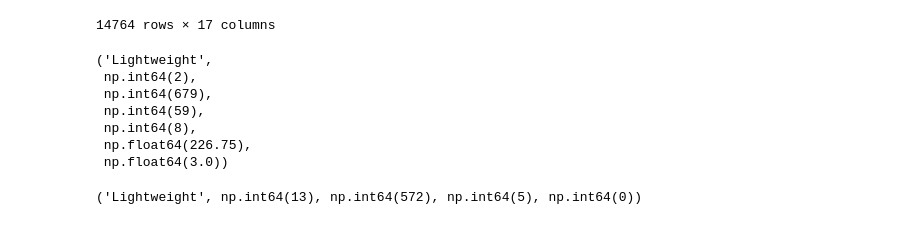
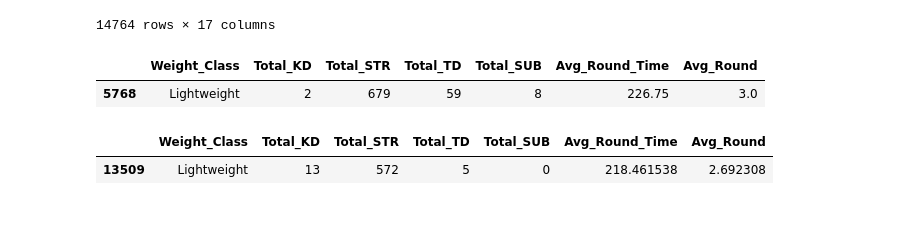
Before and after one commit to Terminator567/mma-fight-predictor, a Jupyter notebook: app/test_file.ipynb, the cells around one changed output. Drawn from its saved outputs; the diff is of its cells as text; code cells hidden in the pictures.

```diff
--- a/app/test_file.ipynb
+++ b/app/test_file.ipynb
@@ -33,30 +33,22 @@ fighter2 = "Conor McGregor"
 # %%
 fighter1_info = df[df['Fighter'].str.contains(fighter1, case=False)].head(1)
 
-Weight_Class, Total_KD, Total_STR, Total_TD, Total_SUB, Avg_Round_Time, Avg_Round = (
-    fighter1_info[
-        ['Weight_Class', 'Total_KD', 'Total_STR', 'Total_TD', 'Total_SUB', 'Avg_Round_Time', 'Avg_Round']
-    ].iloc[0]
-)
+fighter1_info = fighter1_info[['Weight_Class', 'Total_KD',
+                               'Total_STR', 'Total_TD', 'Total_SUB',
+                               'Avg_Round_Time', 'Avg_Round']]
 
-Weight_Class, Total_KD, Total_STR, Total_TD, Total_SUB, Avg_Round_Time, Avg_Round
+fighter1_info
 # %% [output]
-('Lightweight',
- np.int64(2),
- np.int64(679),
- np.int64(59),
- np.int64(8),
- np.float64(226.75),
- np.float64(3.0))
+|  | Weight_Class | Total_KD | Total_STR | Total_TD | Total_SUB | Avg_Round_Time | Avg_Round |
+| 5768 | Lightweight | 2 | 679 | 59 | 8 | 226.75 | 3.0 |
 # %%
 fighter2_info = df[df['Fighter'].str.contains(fighter2, case=False)].head(1)
 
-Weight_Class, Total_KD, Total_STR, Total_TD, Total_SUB = (
-    fighter2_info[
-        ['Weight_Class', 'Total_KD', 'Total_STR', 'Total_TD', 'Total_SUB', 'Avg_Round_Time', 'Avg_Round']
-    ].iloc[0]
-)
+fighter2_info = fighter2_info[['Weight_Class', 'Total_KD',
+                               'Total_STR', 'Total_TD', 'Total_SUB',
+                               'Avg_Round_Time', 'Avg_Round']]
 
-Weight_Class, Total_KD, Total_STR, Total_TD, Total_SUB
+fighter2_info
 # %% [output]
-('Lightweight', np.int64(13), np.int64(572), np.int64(5), np.int64(0))
+|  | Weight_Class | Total_KD | Total_STR | Total_TD | Total_SUB | Avg_Round_Time | Avg_Round |
+| 13509 | Lightweight | 13 | 572 | 5 | 0 | 218.461538 | 2.692308 |
```
Also changed, not shown: parts of 1 cell of this notebook, 5 other files.
